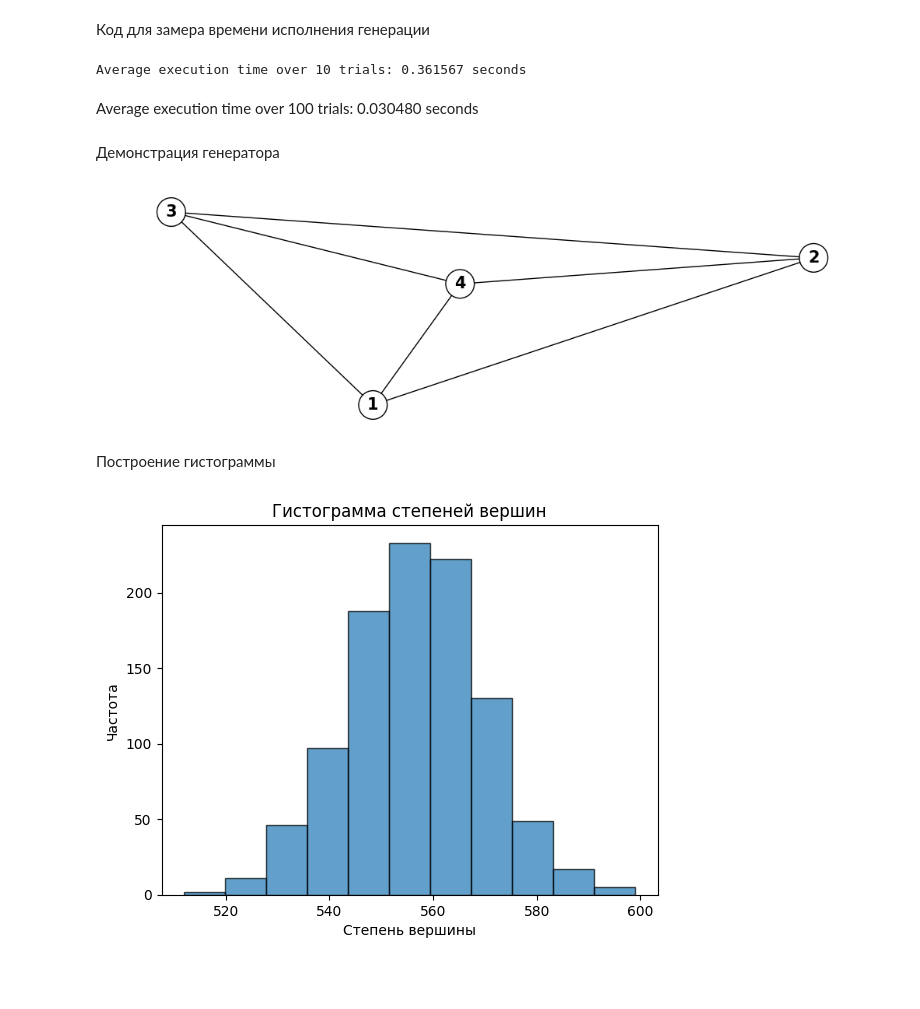
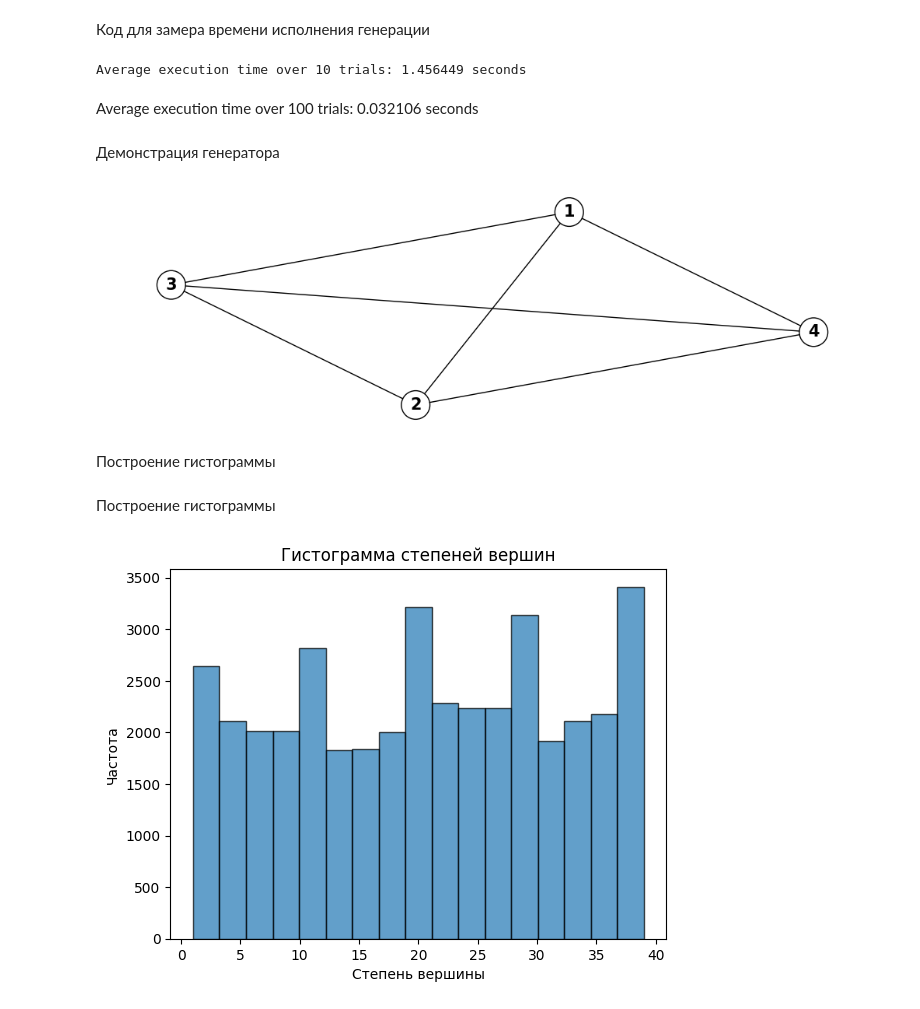
Before and after one commit to wequalwo/searchInGraph, a Jupyter notebook: analyse.ipynb, the cells around one changed output. Cells and saved outputs as stored; diff of their text form; code cells hidden in the pictures; blank space fills up the shorter version.

```diff
--- a/analyse.ipynb
+++ b/analyse.ipynb
@@ -20,21 +20,21 @@ def measure_execution_time(program, num_vertices, num_trials):
     average_time = total_time / num_trials
     return average_time
 
-subprocess.run(["g++", "-std=c++17", "-O3", "-march=native", "-o", "a", "prufer_prod.cpp"], check=True)
+#subprocess.run(["g++", "-std=c++17", "-O3", "-march=native", "-o", "a", "prufer_prod.cpp"], check=True)
 program_name = "a.exe"
 num_vertices = 10000
 num_trials = 10
 average_execution_time = measure_execution_time(program_name, num_vertices, num_trials)
 print(f"Average execution time over {num_trials} trials: {average_execution_time:.6f} seconds")
 # %% [output]
-Average execution time over 10 trials: 0.361567 seconds
+Average execution time over 10 trials: 1.456449 seconds
 # %% [markdown]
-Average execution time over 100 trials: 0.030480 seconds
+Average execution time over 100 trials: 0.032106 seconds
 # %% [markdown]
 Демонстрация генератора
 # %%
 # Компиляция prufer.cpp с помощью g++
-subprocess.run(["g++", "-std=c++17", "-O3", "-march=native", "-o", "a", "prufer.cpp"], check=True)
+#subprocess.run(["g++", "-std=c++17", "-O3", "-march=native", "-o", "a", "prufer_prod.cpp"], check=True)
 # Запуск a.exe и ожидание завершения
 subprocess.run(["a.exe", "4"], check=True)
 
@@ -54,62 +54,66 @@ nx.draw(G,
         font_color='black')
 plt.show()
 # %% [output]
-[figure, old version]
+[figure, new version]
 # %% [markdown]
 Построение гистограммы
+# %% [markdown]
+Построение гистограммы
 # %%
 import subprocess
 from collections import defaultdict
 import matplotlib.pyplot as plt
-import numpy as np  # Для работы с диапазонами
-import math  # Для использования логарифма
+import numpy as np
+import math
 
 # Функция для чтения рёбер из файла DOT
 def read_dot_edges(dot_file):
     edges = []
     with open(dot_file, 'r') as f:
         for line in f:
-            # Ищем строки вида "x -- y;"
             if '--' in line:
-                # Убираем лишние символы и разделяем по символу --
                 parts = line.strip().strip(';').split(' -- ')
                 if len(parts) == 2:
                     edges.append(tuple(map(int, parts)))
     return edges
 
-# Инициализируем список рёбер
-edges = []
+# Количество вершин
+n = 40
 
-# Считаем степени вершин
-degree_count = defaultdict(int)
-n = 1000
+# Количество испытаний
+trials = 1000
 
-trials = 100
-# Процесс генерации графов и подсчета степеней
+# Список для хранения степеней всех вершин во всех испытаниях
+all_degrees = []
+
 for i in range(trials):
-    subprocess.run(["a.exe", f"{n}"], check=True)
+    # Запускаем генерацию графа
+    subprocess.run(["./a.exe", str(n)], check=True)
+
+    # Читаем рёбра из файла
     edges = read_dot_edges('graph.dot')
-    # Подсчитываем степени для каждой вершины
+
+    # Подсчитываем степени вершин
+    degree_count = defaultdict(int)  # Сброс перед каждым испытанием
     for u, v in edges:
         degree_count[u] += 1
         degree_count[v] += 1
 
-# Нормировка
-for vertex in range(1, n + 1):
-    degree_count[vertex] //= trials
+    # Добавляем степени всех вершин в общий список
+    all_degrees.extend(degree_count.values())
 
-# Список степеней вершин
-degrees = [degree_count[vertex] for vertex in range(1, n + 1)]
+# Определяем диапазон значений степеней вершин
+min_degree = min(all_degrees)
+max_degree = max(all_degrees)
 
-# Используем логафримическую оценку
-num_bins = math.ceil(math.log2(len(degrees)) + 1)
-bin_range = np.arange(min(degrees) - 0.5, max(degrees) + 1.5, 1)
+# Используем логарифмическую оценку для количества бинов
+num_bins = math.ceil(math.log2(len(all_degrees)) + 1)
 
-# Строим гистограмму степеней с нужным диапазоном бинов
-plt.hist(degrees, bins=num_bins, edgecolor='black', alpha=0.7)
+# Строим гистограмму степеней вершин
+plt.hist(all_degrees, bins=num_bins, edgecolor='black', alpha=0.7)
 plt.title('Гистограмма степеней вершин')
 plt.xlabel('Степень вершины')
 plt.ylabel('Частота')
 plt.show()
 # %% [output]
-[figure, old version]
+[figure, new version]
```
Also changed, not shown: parts of 1 cell of this notebook, 3 other files.
